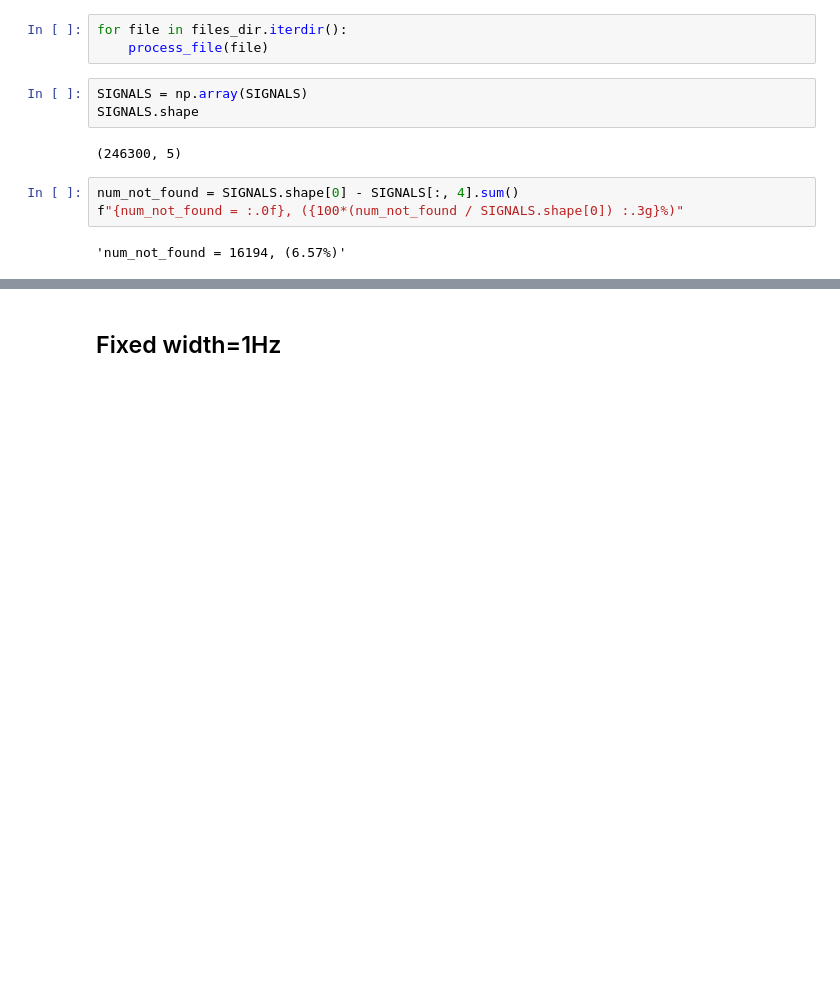
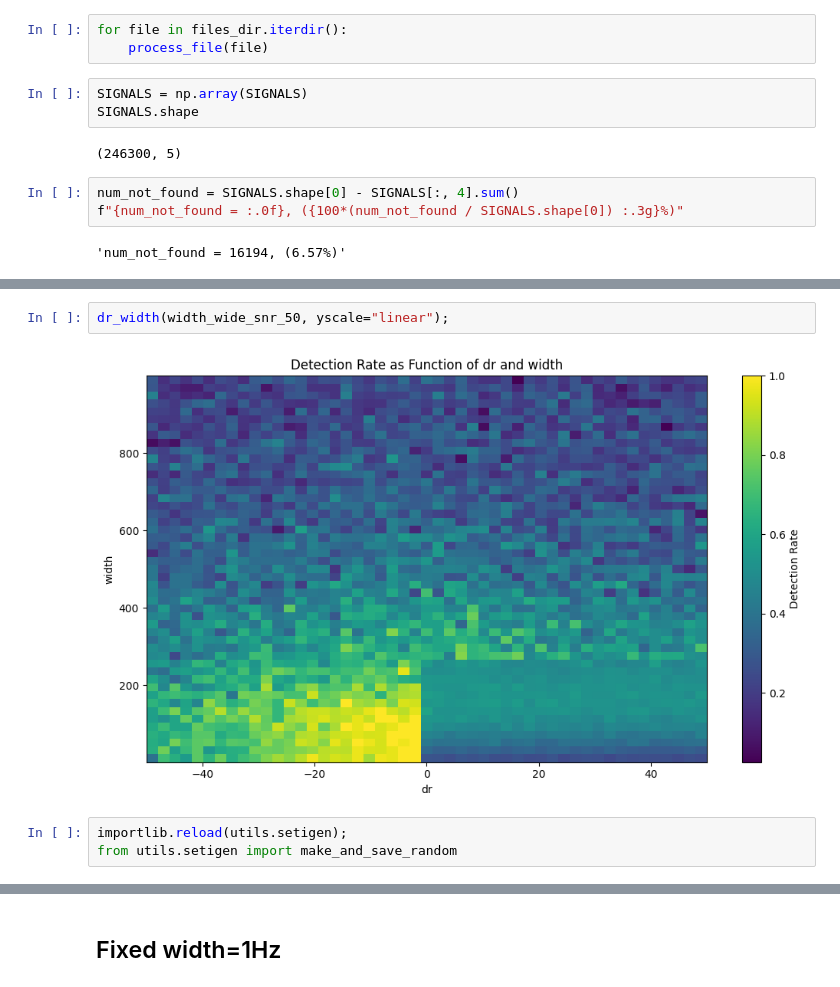
Before and after one commit to Oxke/seti-deliverables, a Jupyter notebook: noise_only_MeerKAT_5b.ipynb, the cells around one changed output, grey strips where cells are left out. Saved outputs shown, nothing was run; the diff lists cells and outputs as text; blank space fills up the shorter version.

```diff
--- a/noise_only_MeerKAT_5b.ipynb
+++ b/noise_only_MeerKAT_5b.ipynb
@@ -532,0 +438,7 @@ dr_width(SIGNALS)
+# %%
+dr_width(width_wide_snr_50, yscale="linear");
+# %% [output]
+[figure, added]
+# %%
+importlib.reload(utils.setigen);
+from utils.setigen import make_and_save_random
```
Also changed, not shown: parts of 50 cells of this notebook, 2 other files.
